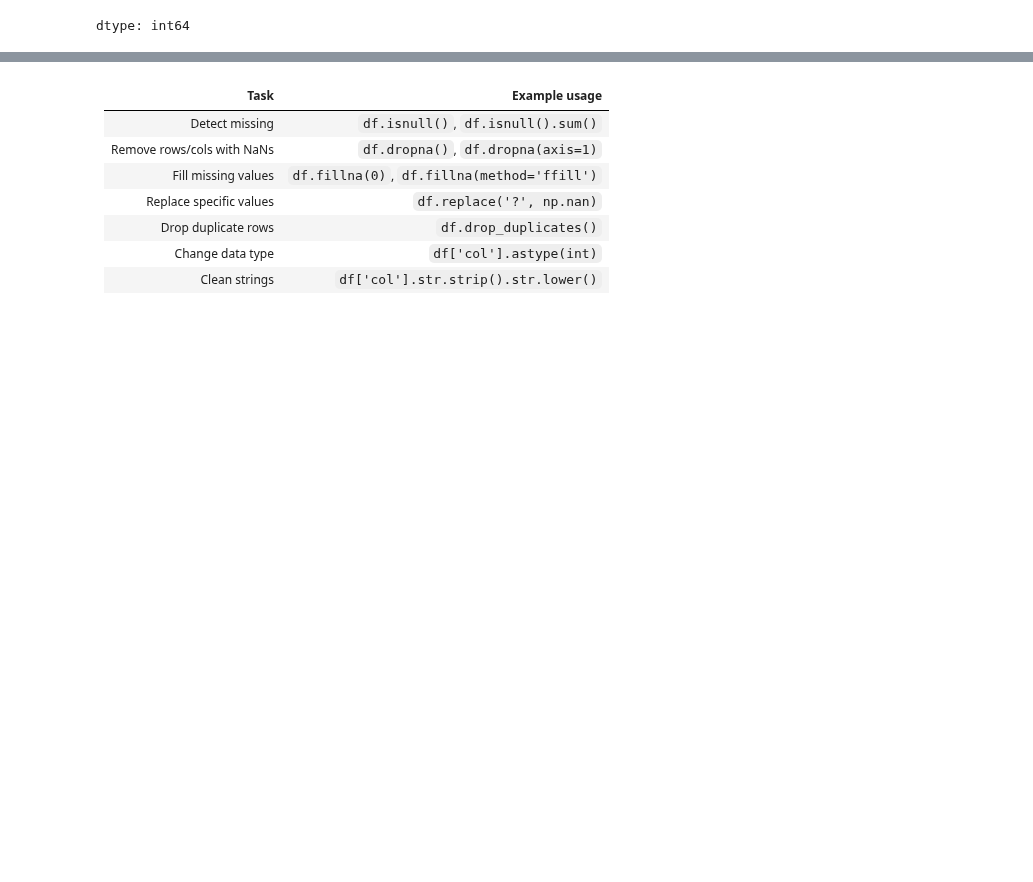
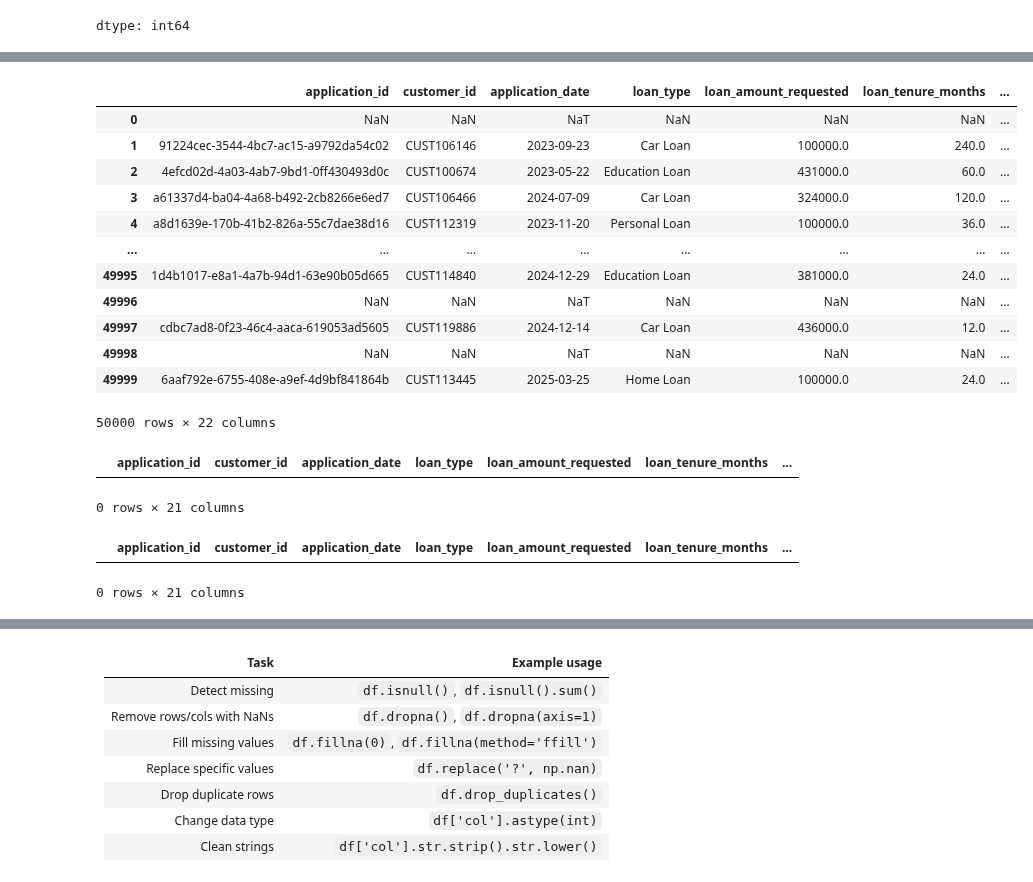
Before and after one commit to svgoudar/My-Data-Science-Roadmap, a Jupyter notebook: Pandas_and_Numpy/Panda/4.Data_Cleaning.ipynb, the cells around one changed output, grey strips where cells are left out. Drawn from its saved outputs; the diff is of its cells as text; code cells hidden in the pictures; blank space fills up the shorter version.

```diff
--- a/Pandas_and_Numpy/Panda/4.Data_Cleaning.ipynb
+++ b/Pandas_and_Numpy/Panda/4.Data_Cleaning.ipynb
@@ -67,4 +78,6 @@ dtype: int64
 # %%
 # df_loan.replace(['yes', 'y'], 'Yes') # Look through the entire DataFrame (df_loan), in all columns and all cells.
-df_loan['loan_approved'] = df_loan['loan_approved'].replace(['yes', 'y'], 'Yes')
+# df_loan.loan_status.value_counts()
+df_loan['gender'] = df_loan['gender'].astype('category')
+print(df_loan.info())
 # %% [output]
@@ -83,0 +106,4 @@ df_loan['loan_approved'] = df_loan['loan_approved'].replace(['yes', 'y'], 'Yes')
+# %%
+df_loan['application_date'] = pd.to_datetime(df_loan['application_date'])
+# %%
+df_loan['Month'] = df_loan['application_date'].dt.strftime('%b')
@@ -83,0 +124,16 @@ df_loan['loan_approved'] = df_loan['loan_approved'].replace(['yes', 'y'], 'Yes')
+# %%
+df_loan.where(df_loan['application_date'] > '2023-05-01')
+# %% [output]
+|  | application_id | customer_id | application_date | loan_type | loan_amount_requested | loan_tenure_months | ... |
+| 0 | NaN | NaN | NaT | NaN | NaN | NaN | ... |
+| 1 | 91224cec-3544-4bc7-ac15-a9792da54c02 | CUST106146 | 2023-09-23 | Car Loan | 100000.0 | 240.0 | ... |
+| 2 | 4efcd02d-4a03-4ab7-9bd1-0ff430493d0c | CUST100674 | 2023-05-22 | Education Loan | 431000.0 | 60.0 | ... |
+| 3 | a61337d4-ba04-4a68-b492-2cb8266e6ed7 | CUST106466 | 2024-07-09 | Car Loan | 324000.0 | 120.0 | ... |
+| 4 | a8d1639e-170b-41b2-826a-55c7dae38d16 | CUST112319 | 2023-11-20 | Personal Loan | 100000.0 | 36.0 | ... |
+| ... | ... | ... | ... | ... | ... | ... | ... |
+| 49995 | 1d4b1017-e8a1-4a7b-94d1-63e90b05d665 | CUST114840 | 2024-12-29 | Education Loan | 381000.0 | 24.0 | ... |
+| 49996 | NaN | NaN | NaT | NaN | NaN | NaN | ... |
+| 49997 | cdbc7ad8-0f23-46c4-aaca-619053ad5605 | CUST119886 | 2024-12-14 | Car Loan | 436000.0 | 12.0 | ... |
+| 49998 | NaN | NaN | NaT | NaN | NaN | NaN | ... |
+| 49999 | 6aaf792e-6755-408e-a9ef-4d9bf841864b | CUST113445 | 2025-03-25 | Home Loan | 100000.0 | 24.0 | ... |
+50000 rows × 22 columns
@@ -83,0 +149,5 @@ df_loan['loan_approved'] = df_loan['loan_approved'].replace(['yes', 'y'], 'Yes')
+# %%
+df_loan[df_loan.isna().all(axis=1)]
+# %% [output]
+|  | application_id | customer_id | application_date | loan_type | loan_amount_requested | loan_tenure_months | ... |
+0 rows × 21 columns
@@ -83,0 +160,5 @@ df_loan['loan_approved'] = df_loan['loan_approved'].replace(['yes', 'y'], 'Yes')
+# %%
+df_loan[df_loan.isna().any(axis=1)]
+# %% [output]
+|  | application_id | customer_id | application_date | loan_type | loan_amount_requested | loan_tenure_months | ... |
+0 rows × 21 columns
```
Also changed, not shown: parts of 17 cells of this notebook.
